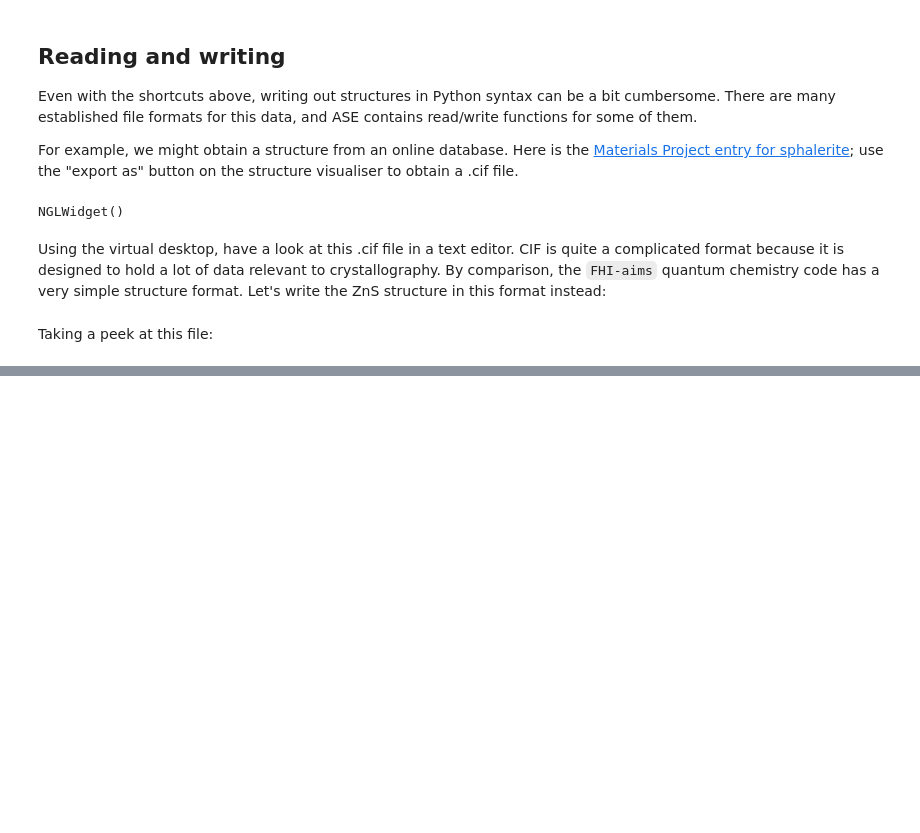
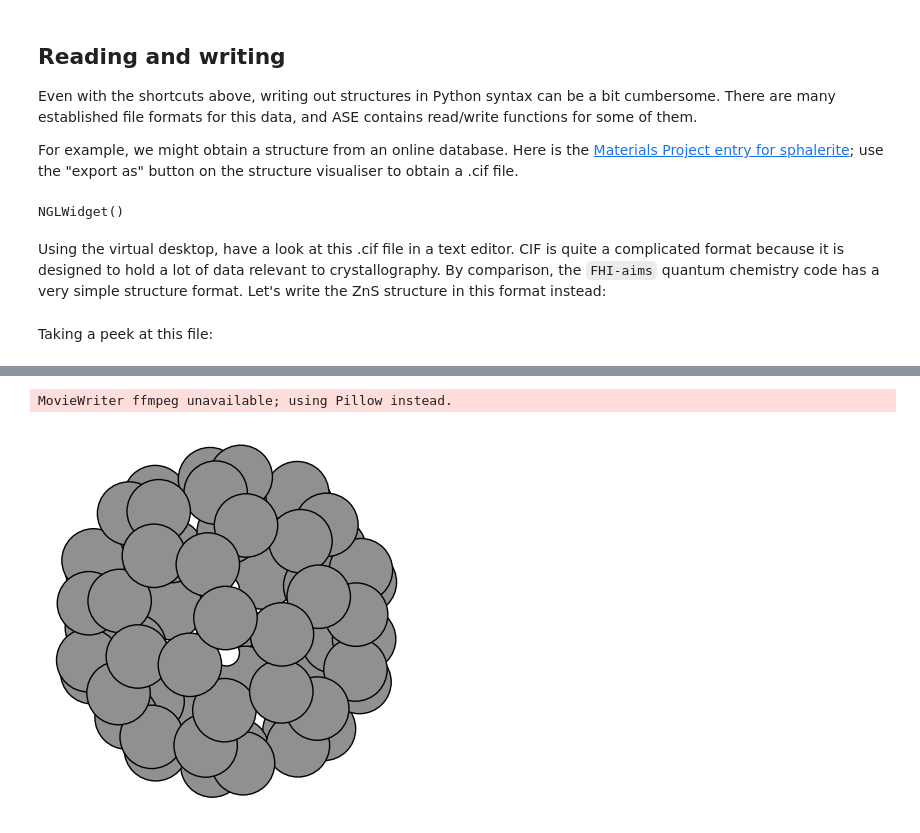
Before and after one commit to ASE-Workshop-2023/tutorial, a Jupyter notebook: development/Atoms.ipynb, the cells around one changed output, grey strips where cells are left out. Cells and saved outputs as stored; diff of their text form; code cells hidden in the pictures; blank space fills up the shorter version.

Commit message:
lots more Atoms

```diff
--- a/development/Atoms.ipynb
+++ b/development/Atoms.ipynb
@@ -277,0 +419,25 @@ NGLWidget()
+# %%
+water = ase.build.molecule('H2O')
+water.center()
+
+bucky = ase.build.molecule('C60')
+bucky.center()
+
+
+start_atom = 36
+distances = bucky.get_all_distances()[start_atom]
+sorted_bucky_indices = sorted(enumerate(distances),
+                              key = (lambda x: x[1]))
+sorted_bucky_indices = [i for i, _ in sorted_bucky_indices]
+sorted_bucky = bucky[sorted_bucky_indices]
+
+frames = [water.copy()]
+
+for i in range(len(sorted_bucky)):
+    frames.append(water + sorted_bucky[:i + 1])
+
+from ase.io.animation import write_gif
+_ = write_gif('wrapped_molecule.gif', frames)
+# %% [output]
+MovieWriter ffmpeg unavailable; using Pillow instead.
+[figure, added]
```
Also changed, not shown: parts of 55 cells of this notebook, 1 other file.
